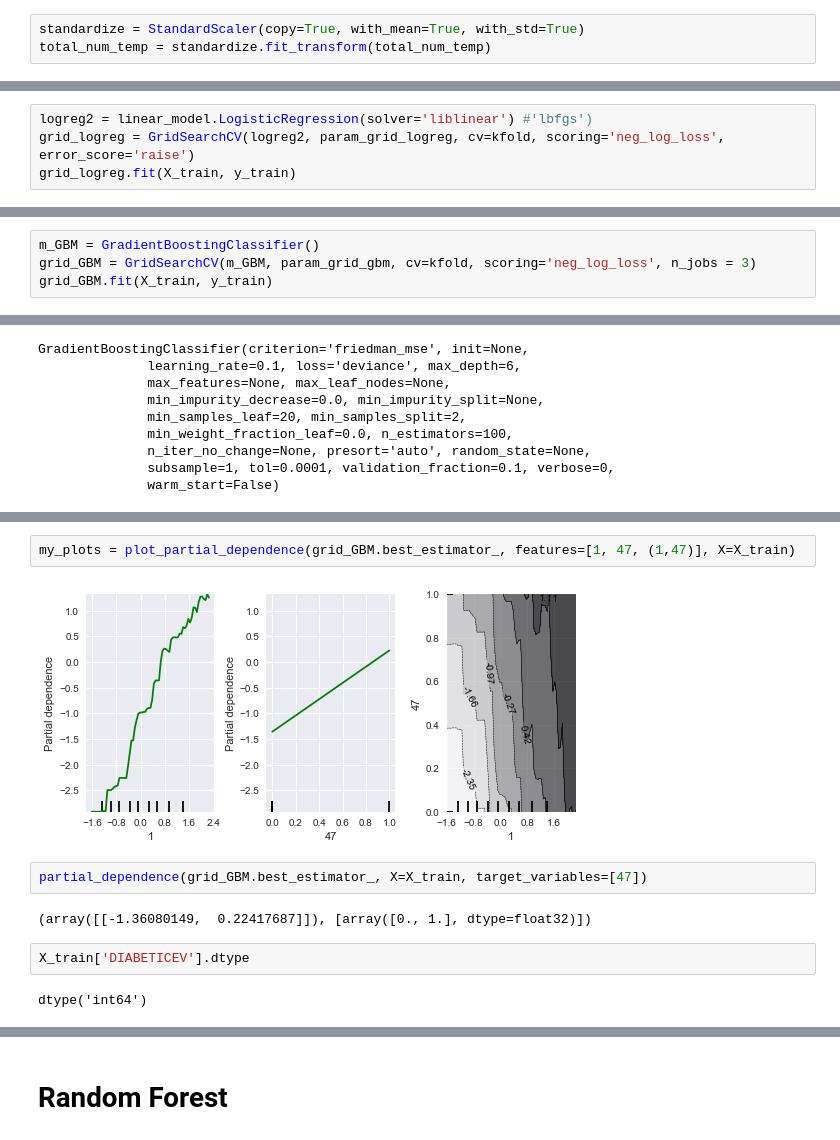
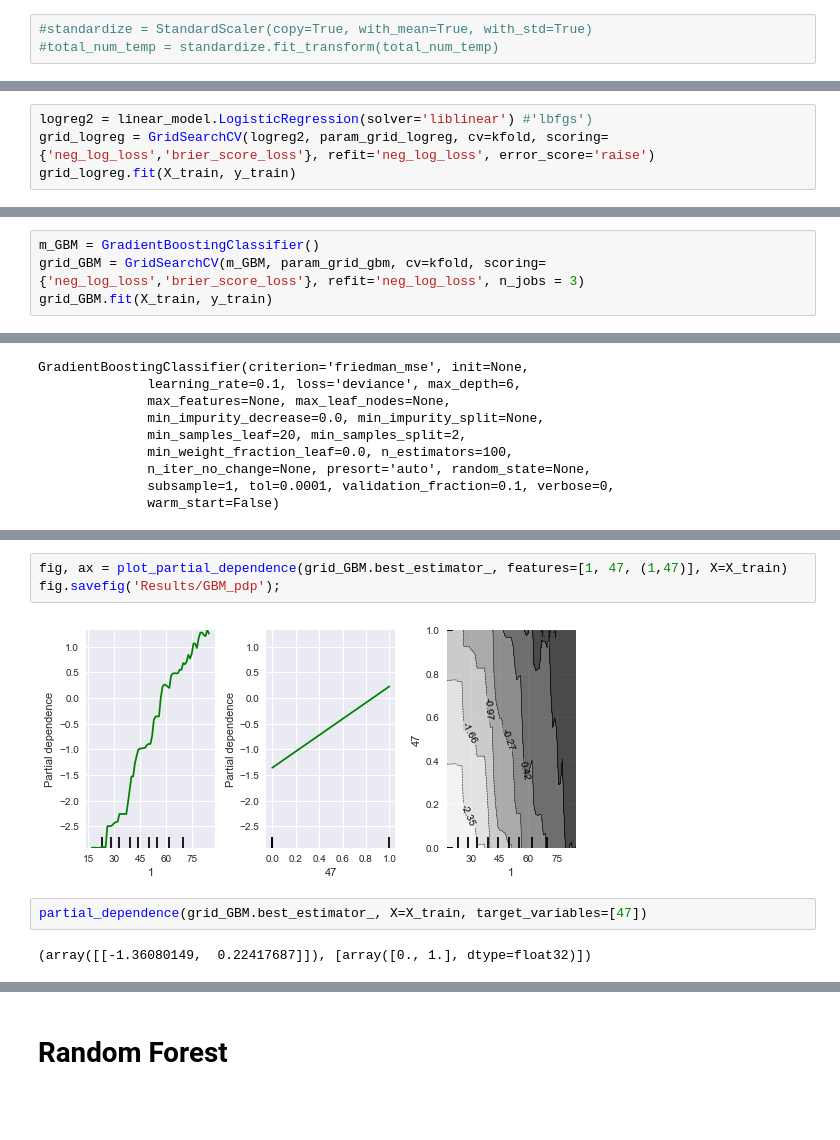
Before and after one commit to honshu77/DSA_project, a Jupyter notebook: IPUMS.ipynb, the cells around one changed output, grey strips where cells are left out. Saved outputs shown, nothing was run; the diff lists cells and outputs as text; blank space fills up the shorter version.

```diff
--- a/IPUMS.ipynb
+++ b/IPUMS.ipynb
@@ -795,8 +786,8 @@ total_num_temp= imp.transform(total_num)
 # %% [markdown]
 # Scaling
 # %%
-standardize = StandardScaler(copy=True, with_mean=True, with_std=True)
-total_num_temp = standardize.fit_transform(total_num_temp)
+#standardize = StandardScaler(copy=True, with_mean=True, with_std=True)
+#total_num_temp = standardize.fit_transform(total_num_temp)
 # %%
 total_num = pd.DataFrame(total_num_temp, columns = total_num.columns)
 total_num.head()
@@ -1013,7 +1004,7 @@ param_grid_logreg_bk = {
 }
 # %%
 logreg2 = linear_model.LogisticRegression(solver='liblinear') #'lbfgs')
-grid_logreg = GridSearchCV(logreg2, param_grid_logreg, cv=kfold, scoring='neg_log_loss', error_score='raise')
+grid_logreg = GridSearchCV(logreg2, param_grid_logreg, cv=kfold, scoring={'neg_log_loss','brier_score_loss'}, refit='neg_log_loss', error_score='raise')
 grid_logreg.fit(X_train, y_train)
 # %% [output]
 GridSearchCV(cv=StratifiedKFold(n_splits=5, random_state=7, shuffle=True),
@@ -1256,7 +1251,7 @@ param_grid_gbm_bk = {
     }
 # %%
 m_GBM = GradientBoostingClassifier()
-grid_GBM = GridSearchCV(m_GBM, param_grid_gbm, cv=kfold, scoring='neg_log_loss', n_jobs = 3)
+grid_GBM = GridSearchCV(m_GBM, param_grid_gbm, cv=kfold, scoring={'neg_log_loss','brier_score_loss'}, refit='neg_log_loss', n_jobs = 3)
 grid_GBM.fit(X_train, y_train)
 # %% [output]
 GridSearchCV(cv=StratifiedKFold(n_splits=5, random_state=7, shuffle=True),
@@ -1321,12 +1333,9 @@ calib_curves
 # %%
-my_plots = plot_partial_dependence(grid_GBM.best_estimator_, features=[1, 47, (1,47)], X=X_train)
+fig, ax = plot_partial_dependence(grid_GBM.best_estimator_, features=[1, 47, (1,47)], X=X_train)
+fig.savefig('Results/GBM_pdp');
 # %% [output]
-[figure, old version]
+[figure, new version]
 # %%
 partial_dependence(grid_GBM.best_estimator_, X=X_train, target_variables=[47])
 # %% [output]
 (array([[-1.36080149,  0.22417687]]), [array([0., 1.], dtype=float32)])
-# %%
-X_train['DIABETICEV'].dtype
-# %% [output]
-dtype('int64')
```
Also changed, not shown: parts of 32 cells of this notebook, 1 other file.
